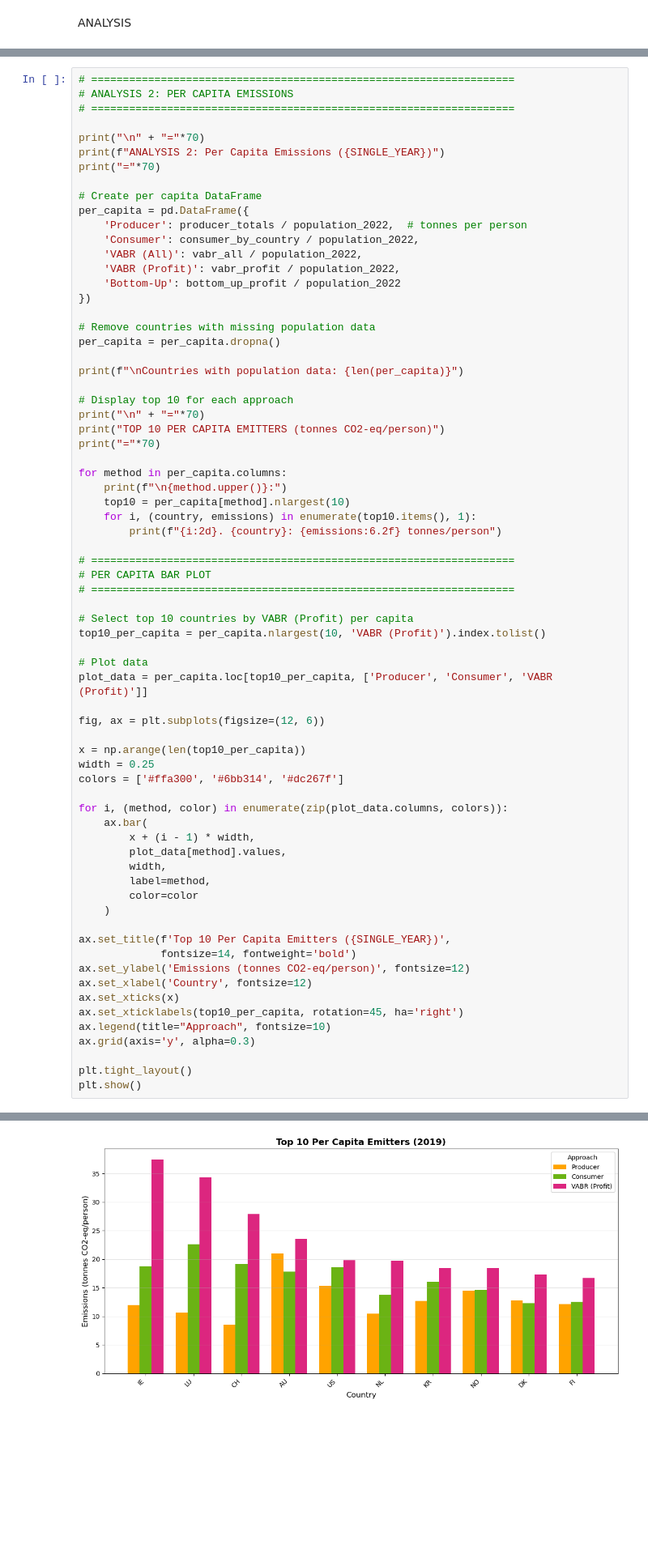
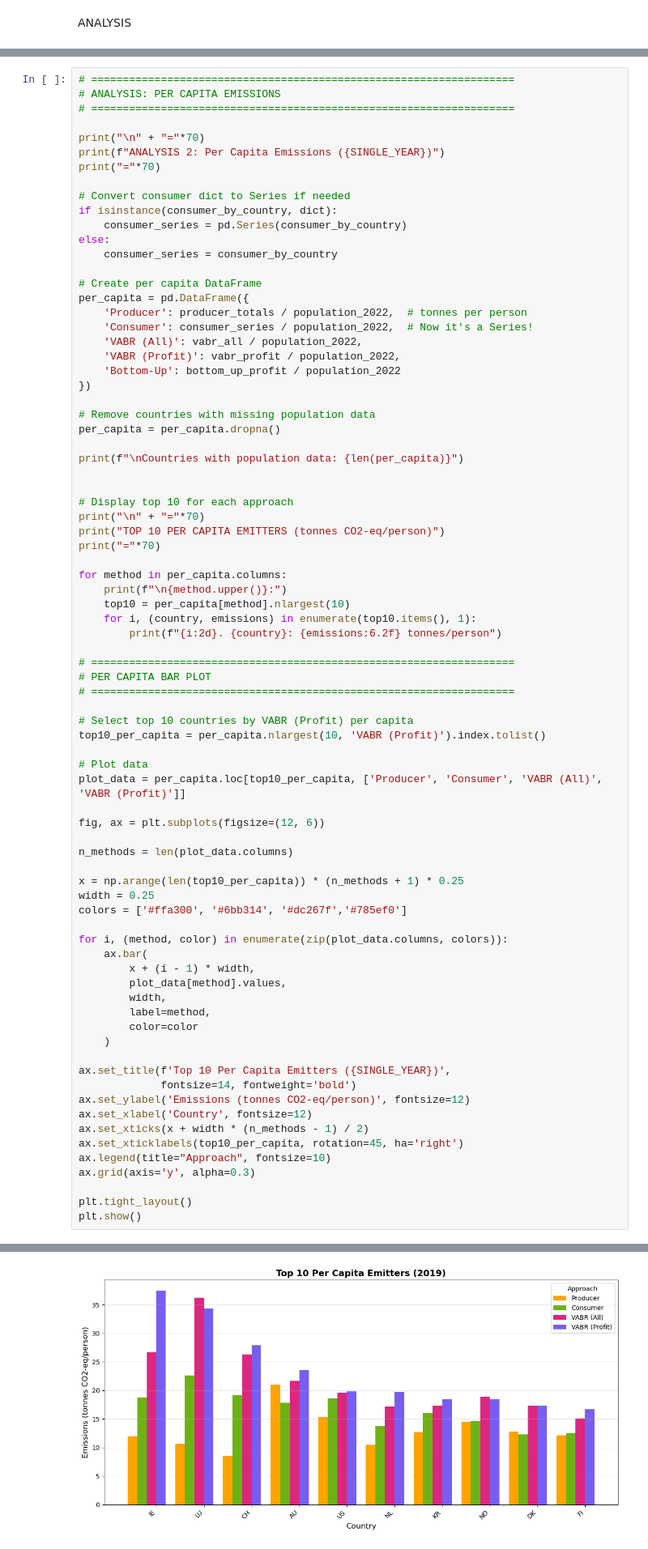
Before and after one commit to marine312000/MA-thesis, a Jupyter notebook: MA code_analysis.ipynb, the cells around one changed output, grey strips where cells are left out. Shown at 81% size. Saved outputs shown, nothing was run; the diff lists cells and outputs as text; blank space fills up the shorter version.

```diff
--- a/MA code_analysis.ipynb
+++ b/MA code_analysis.ipynb
@@ -252,16 +368,22 @@ plt.show()
 # %%
 # ===================================================================
-# ANALYSIS 2: PER CAPITA EMISSIONS
+# ANALYSIS: PER CAPITA EMISSIONS
 # ===================================================================
 
 print("\n" + "="*70)
 print(f"ANALYSIS 2: Per Capita Emissions ({SINGLE_YEAR})")
 print("="*70)
 
+# Convert consumer dict to Series if needed
+if isinstance(consumer_by_country, dict):
+    consumer_series = pd.Series(consumer_by_country)
+else:
+    consumer_series = consumer_by_country
+
 # Create per capita DataFrame
 per_capita = pd.DataFrame({
     'Producer': producer_totals / population_2022,  # tonnes per person
-    'Consumer': consumer_by_country / population_2022,
+    'Consumer': consumer_series / population_2022,  # Now it's a Series!
     'VABR (All)': vabr_all / population_2022,
     'VABR (Profit)': vabr_profit / population_2022,
     'Bottom-Up': bottom_up_profit / population_2022
@@ -271,6 +393,7 @@ per_capita = pd.DataFrame({
 per_capita = per_capita.dropna()
 
 print(f"\nCountries with population data: {len(per_capita)}")
+
 
 # Display top 10 for each approach
 print("\n" + "="*70)
@@ -291,13 +414,15 @@ for method in per_capita.columns:
 top10_per_capita = per_capita.nlargest(10, 'VABR (Profit)').index.tolist()
 
 # Plot data
-plot_data = per_capita.loc[top10_per_capita, ['Producer', 'Consumer', 'VABR (Profit)']]
+plot_data = per_capita.loc[top10_per_capita, ['Producer', 'Consumer', 'VABR (All)', 'VABR (Profit)']]
 
 fig, ax = plt.subplots(figsize=(12, 6))
 
-x = np.arange(len(top10_per_capita))
+n_methods = len(plot_data.columns)
+
+x = np.arange(len(top10_per_capita)) * (n_methods + 1) * 0.25
 width = 0.25
-colors = ['#ffa300', '#6bb314', '#dc267f']
+colors = ['#ffa300', '#6bb314', '#dc267f','#785ef0']
 
 for i, (method, color) in enumerate(zip(plot_data.columns, colors)):
     ax.bar(
@@ -309,35 +434,35 @@ for i, (method, color) in enumerate(zip(plot_data.columns, colors)):
     )
 
 ax.set_title(f'Top 10 Per Capita Emitters ({SINGLE_YEAR})',
              fontsize=14, fontweight='bold')
 ax.set_ylabel('Emissions (tonnes CO2-eq/person)', fontsize=12)
 ax.set_xlabel('Country', fontsize=12)
-ax.set_xticks(x)
+ax.set_xticks(x + width * (n_methods - 1) / 2)
 ax.set_xticklabels(top10_per_capita, rotation=45, ha='right')
 ax.legend(title="Approach", fontsize=10)
 ax.grid(axis='y', alpha=0.3)
 
 plt.tight_layout()
 plt.show()
 # %% [output]
 ======================================================================
 ANALYSIS 2: Per Capita Emissions (2019)
 ======================================================================
 
 Countries with population data: 49
 
 ======================================================================
 TOP 10 PER CAPITA EMITTERS (tonnes CO2-eq/person)
 ======================================================================
 
 PRODUCER:
  1. AU:  20.98 tonnes/person
 ... (53 lines left out)
  7. LV: 196.05 tonnes/person
  8. IE: 113.24 tonnes/person
  9. GR: 112.53 tonnes/person
 10. FI: 111.78 tonnes/person
-[figure, old version]
+[figure, new version]
 # %%
 # ===================================================================
 # ANALYSIS 3: WORLD MAP - DOMINANT RESPONSIBILITY METHOD
```
Also changed, not shown: parts of 20 cells of this notebook, 1 other file.
